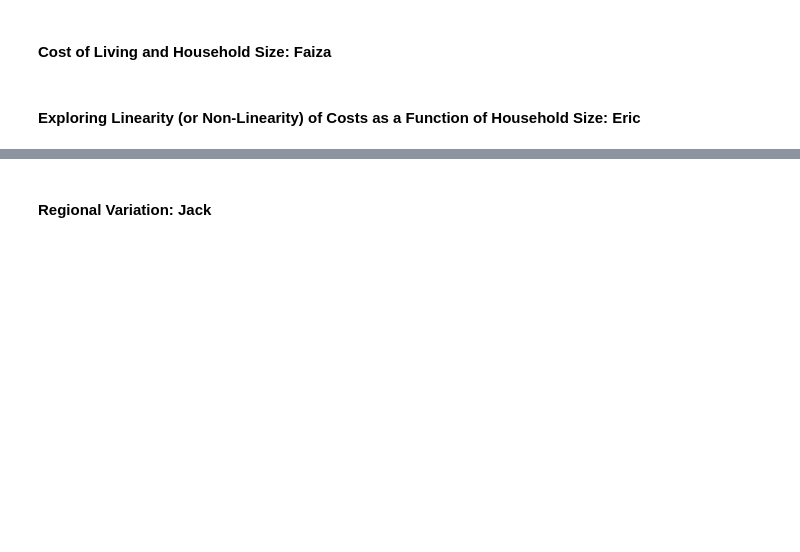
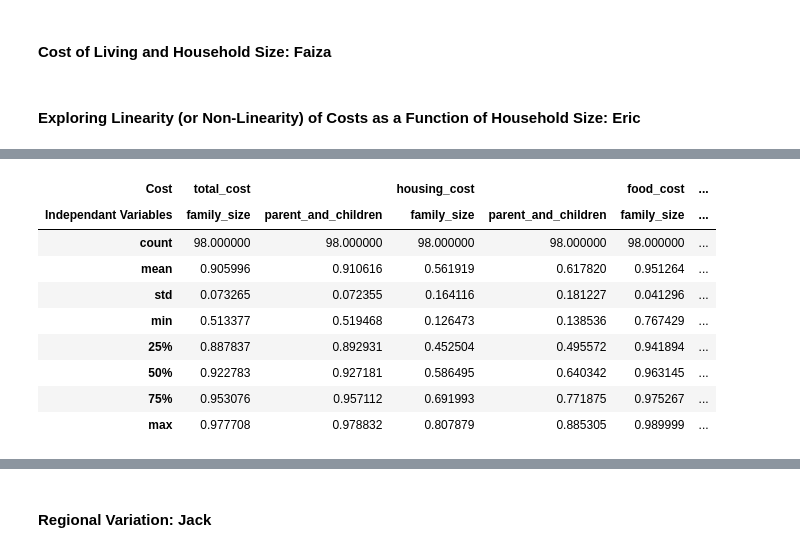
Before and after one commit to miguelmog10/data-science-group17, a Jupyter notebook: notebook/FoundationsDataScience_Winter2025_Group17.ipynb, the cells around one changed output, grey strips where cells are left out. Drawn from its saved outputs; the diff is of its cells as text; code cells hidden in the pictures; blank space fills up the shorter version.

```diff
--- a/notebook/FoundationsDataScience_Winter2025_Group17.ipynb
+++ b/notebook/FoundationsDataScience_Winter2025_Group17.ipynb
@@ -477,0 +524,8 @@ Observations:
+# %%
+r2_scores_list = []
+for isMetro in isMetro_list_bool:
+    r2_scores_list.append(get_r2_scores_row(df[df['isMetro'] == isMetro]))
+
+r2_scores_df_isMetro = pd.DataFrame(r2_scores_list,
+                            columns = pd.MultiIndex.from_product([cost_list, ['family_size', 'parent_and_children']], names = ['Cost', 'Independant Variables']),
+                            index = pd.Index(['True', 'False'], name = 'isMetro'))
@@ -477,0 +540,9 @@ Observations:
+# %%
+r2_scores_list = []
+for state in df_states_list:
+    for isMetro in isMetro_list_bool:
+        r2_scores_list.append(get_r2_scores_row(df[(df['state'] == state) & (df['isMetro'] == isMetro)]))
+
+r2_scores_df_state_and_isMetro = pd.DataFrame(r2_scores_list,
+                            columns = pd.MultiIndex.from_product([cost_list, ['family_size', 'parent_and_children']], names = ['Cost', 'Independant Variables']),
+                            index = pd.MultiIndex.from_product([df_states_list, ['True', 'False']], names=['State', 'isMetro']))
@@ -477,0 +592,13 @@ Observations:
+# %%
+r2_scores_df_state_and_isMetro.describe()
+# %% [output]
+| Cost | total_cost |  | housing_cost |  | food_cost | ... |
+| Independant Variables | family_size | parent_and_children | family_size | parent_and_children | family_size | ... |
+| count | 98.000000 | 98.000000 | 98.000000 | 98.000000 | 98.000000 | ... |
+| mean | 0.905996 | 0.910616 | 0.561919 | 0.617820 | 0.951264 | ... |
+| std | 0.073265 | 0.072355 | 0.164116 | 0.181227 | 0.041296 | ... |
+| min | 0.513377 | 0.519468 | 0.126473 | 0.138536 | 0.767429 | ... |
+| 25% | 0.887837 | 0.892931 | 0.452504 | 0.495572 | 0.941894 | ... |
+| 50% | 0.922783 | 0.927181 | 0.586495 | 0.640342 | 0.963145 | ... |
+| 75% | 0.953076 | 0.957112 | 0.691993 | 0.771875 | 0.975267 | ... |
+| max | 0.977708 | 0.978832 | 0.807879 | 0.885305 | 0.989999 | ... |
```
Also changed, not shown: parts of 18 cells of this notebook.
